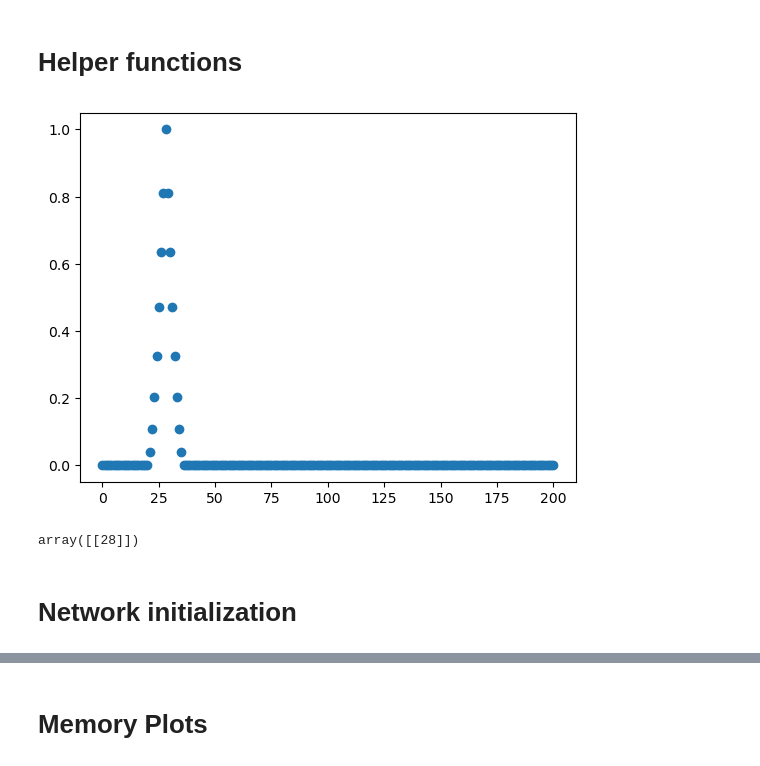
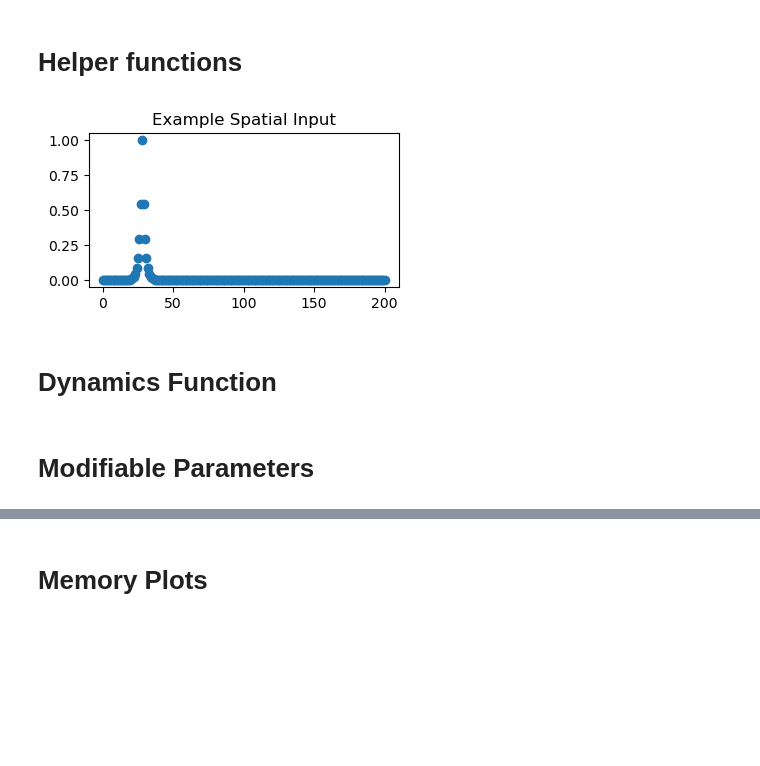
Before and after one commit to chingf/barcodes, a Jupyter notebook: Sandbox.ipynb, the cells around one changed output, grey strips where cells are left out. Cells and saved outputs as stored; diff of their text form; code cells hidden in the pictures; blank space fills up the shorter version.

```diff
--- a/Sandbox.ipynb
+++ b/Sandbox.ipynb
@@ -15,36 +15,24 @@ np.random.seed(0)
 # %%
-from scipy.special import i0
-def make_bump(size, center, vm_params=(10., 0.), squish=5):
+def make_bump(size, center):
+    """ Generates an exponential fall off """
+
     assert(center < size)
-    if vm_params is not None:
-        kappa, scale = vm_params
-        x = np.linspace(-np.pi, np.pi, size)
-        halfbump = np.exp(kappa*np.cos(x-scale)/(2*np.pi*i0(kappa)))
-        halfbump = halfbump[:halfbump.size//2][::-1]
-        halfbump = [halfbump[0]] + halfbump[55:]
-        halfbump = halfbump[::squish]
-        halfbump = halfbump-halfbump.min()
-        halfbump = halfbump/halfbump.max()
-        bump = np.zeros(size)
-        bump[:halfbump.size] = halfbump
-        bump[-halfbump.size+1:] = halfbump[1:][::-1]
-        offset = 0.
-        bump = bump - offset
-        bump[bump < 0] = 0
-        bump /= bump.max()
-        bump = np.roll(bump, center)
-    else:
-        xs = np.linspace(np.pi/2, -3*np.pi/2, size, endpoint=False)
-        bump = np.sin(xs)
-        bump = np.roll(bump, center)
-        bump[bump < 0] = 0
+    x = np.linspace(0, 15)
+    halfbump = np.exp(-2*x)
+    halfbump = halfbump/halfbump.max()
+    bump = np.zeros(size)
+    bump[:halfbump.size] = halfbump
+    bump[-halfbump.size+1:] = halfbump[1:][::-1]
+    offset = 0.
+    bump = bump - offset
+    bump[bump < 0] = 0
+    bump /= bump.max()
+    bump = np.roll(bump, center)
     return bump
 
-plt.figure()
+plt.figure(figsize=(4,2))
 plt.scatter(np.arange(201), make_bump(201, 28))
+plt.title('Example Spatial Input')
 plt.show()
-test_bump = make_bump(201, 28)
-np.argwhere(test_bump==test_bump.max())
 # %% [output]
-[figure, old version]
+[figure, new version]
-array([[28]])
@@ -55,0 +39,2 @@ from scipy.special import softmax
+# %% [markdown]
+# Dynamics Function
@@ -56,4 +59,4 @@ from scipy.special import softmax
 # %% [markdown]
-# Network initialization
+# Modifiable Parameters
 # %%
 n_spatial = 201
```
Also changed, not shown: parts of 40 cells of this notebook, 4 other files.
